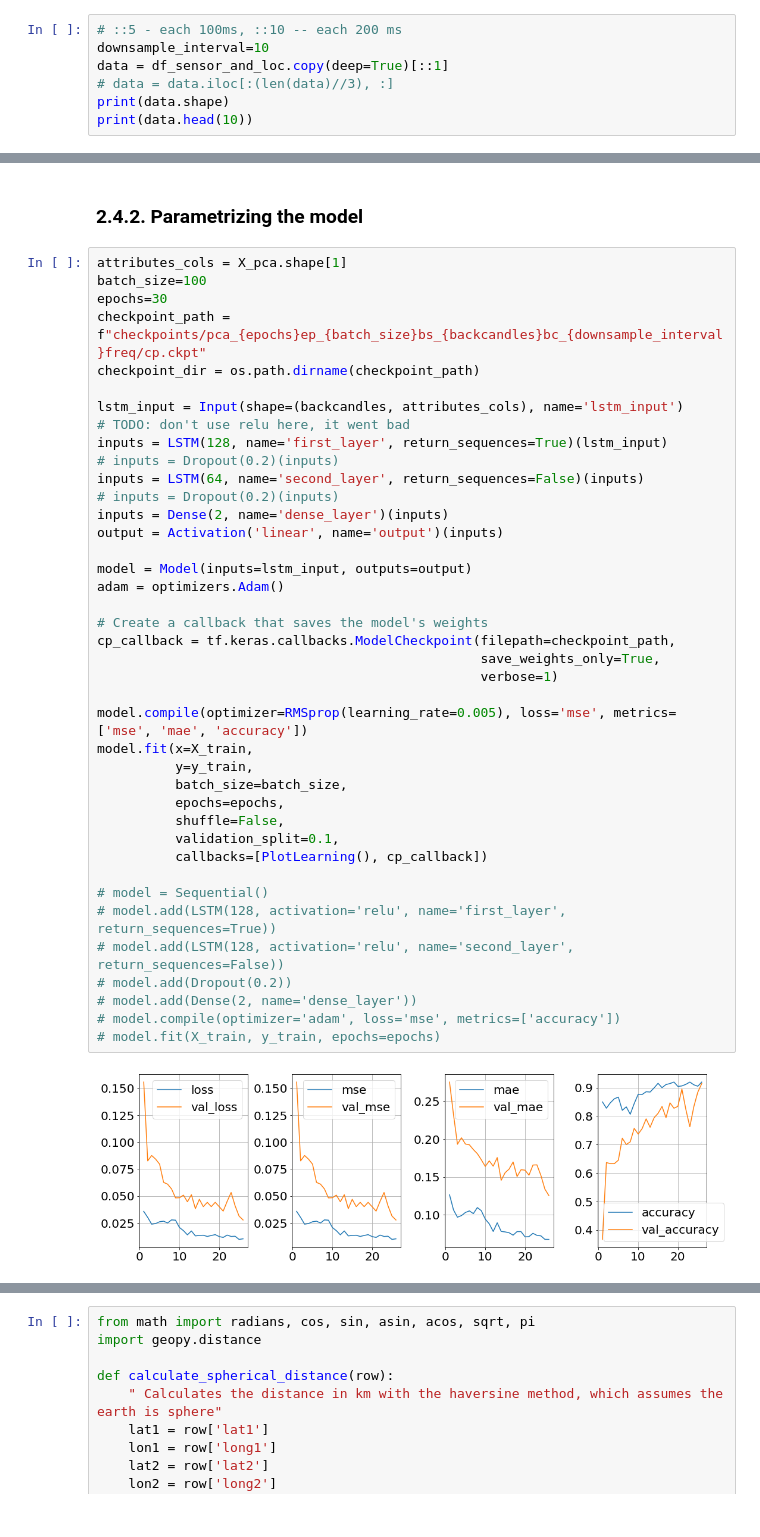
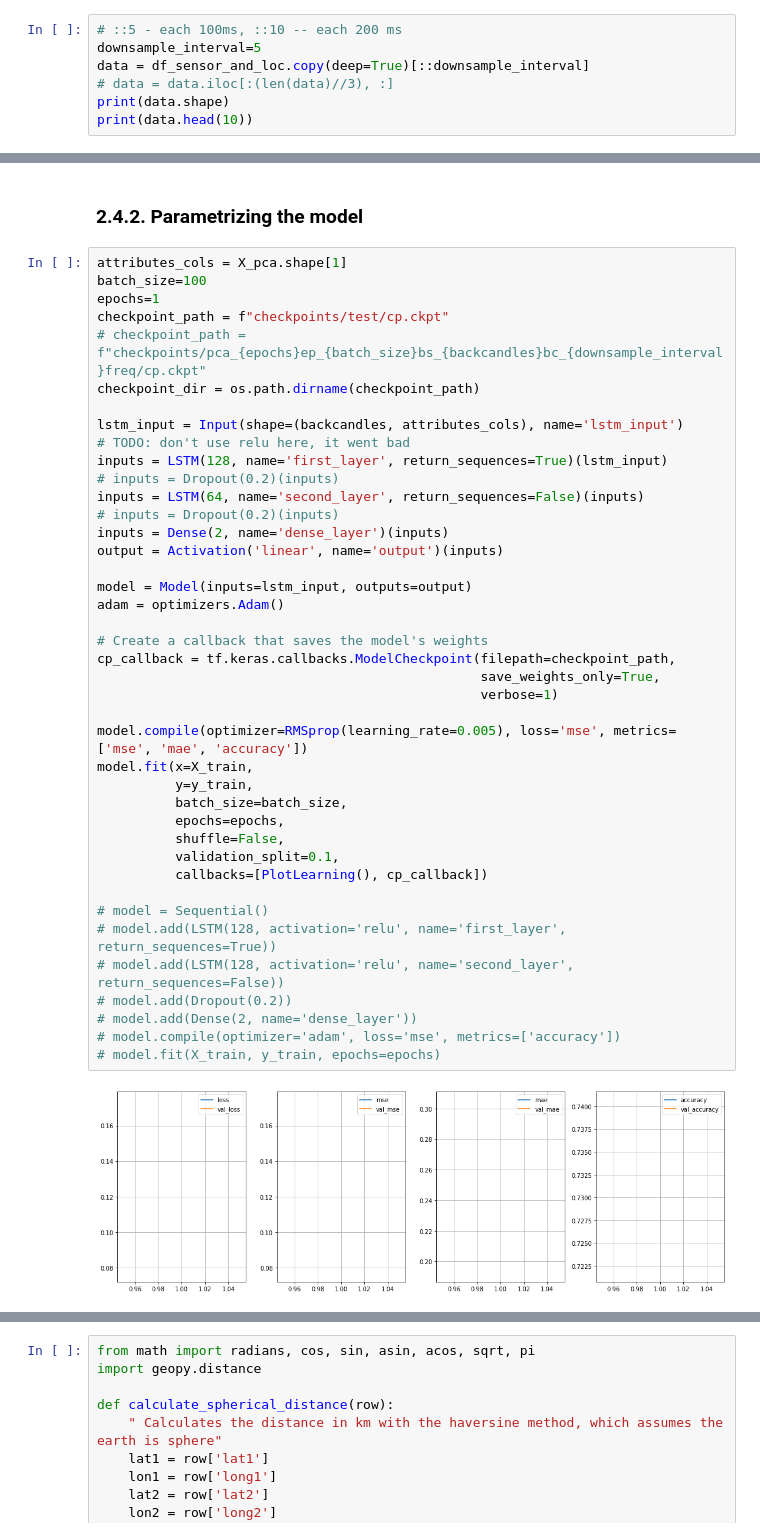
Before and after one commit to enacheandrei7/indoor-localization-dnn-knn-lstm, a Jupyter notebook: pdr_estimation_lstm/PDR_estimation_sensor_and_location_pca.ipynb, the cells around one changed output, grey strips where cells are left out. Drawn from its saved outputs; the diff is of its cells as text.

```diff
--- a/pdr_estimation_lstm/PDR_estimation_sensor_and_location_pca.ipynb
+++ b/pdr_estimation_lstm/PDR_estimation_sensor_and_location_pca.ipynb
@@ -83,8 +83,8 @@ df_sensor_and_loc.head(10)
 # plt.scatter(x=df_sensor_and_loc['x'], y=df_sensor_and_loc['y'])
 # %%
 # ::5 - each 100ms, ::10 -- each 200 ms
-downsample_interval=10
-data = df_sensor_and_loc.copy(deep=True)[::1]
+downsample_interval=5
+data = df_sensor_and_loc.copy(deep=True)[::downsample_interval]
 # data = data.iloc[:(len(data)//3), :]
 print(data.shape)
 print(data.head(10))
@@ -291,8 +291,9 @@ class PlotLearning(keras.callbacks.Callback):
 # %%
 attributes_cols = X_pca.shape[1]
 batch_size=100
-epochs=30
-checkpoint_path = f"checkpoints/pca_{epochs}ep_{batch_size}bs_{backcandles}bc_{downsample_interval}freq/cp.ckpt"
+epochs=1
+checkpoint_path = f"checkpoints/test/cp.ckpt"
+# checkpoint_path = f"checkpoints/pca_{epochs}ep_{batch_size}bs_{backcandles}bc_{downsample_interval}freq/cp.ckpt"
 checkpoint_dir = os.path.dirname(checkpoint_path)
 
 lstm_input = Input(shape=(backcandles, attributes_cols), name='lstm_input')
@@ -302,31 +303,31 @@ inputs = LSTM(128, name='first_layer', return_sequences=True)(lstm_input)
 inputs = LSTM(64, name='second_layer', return_sequences=False)(inputs)
 # inputs = Dropout(0.2)(inputs)
 inputs = Dense(2, name='dense_layer')(inputs)
 output = Activation('linear', name='output')(inputs)
 
 model = Model(inputs=lstm_input, outputs=output)
 adam = optimizers.Adam()
 
 # Create a callback that saves the model's weights
 cp_callback = tf.keras.callbacks.ModelCheckpoint(filepath=checkpoint_path,
                                                  save_weights_only=True,
                                                  verbose=1)
 
 model.compile(optimizer=RMSprop(learning_rate=0.005), loss='mse', metrics=['mse', 'mae', 'accuracy'])
 model.fit(x=X_train,
           y=y_train,
           batch_size=batch_size,
           epochs=epochs,
           shuffle=False,
           validation_split=0.1,
           callbacks=[PlotLearning(), cp_callback])
 
 # model = Sequential()
 # model.add(LSTM(128, activation='relu', name='first_layer', return_sequences=True))
 # model.add(LSTM(128, activation='relu', name='second_layer', return_sequences=False))
 # model.add(Dropout(0.2))
 # model.add(Dense(2, name='dense_layer'))
 # model.compile(optimizer='adam', loss='mse', metrics=['accuracy'])
 # model.fit(X_train, y_train, epochs=epochs)
 # %% [output]
-[figure, old version]
+[figure, new version]
```
Also changed, not shown: parts of 19 cells of this notebook, 3 other files.
